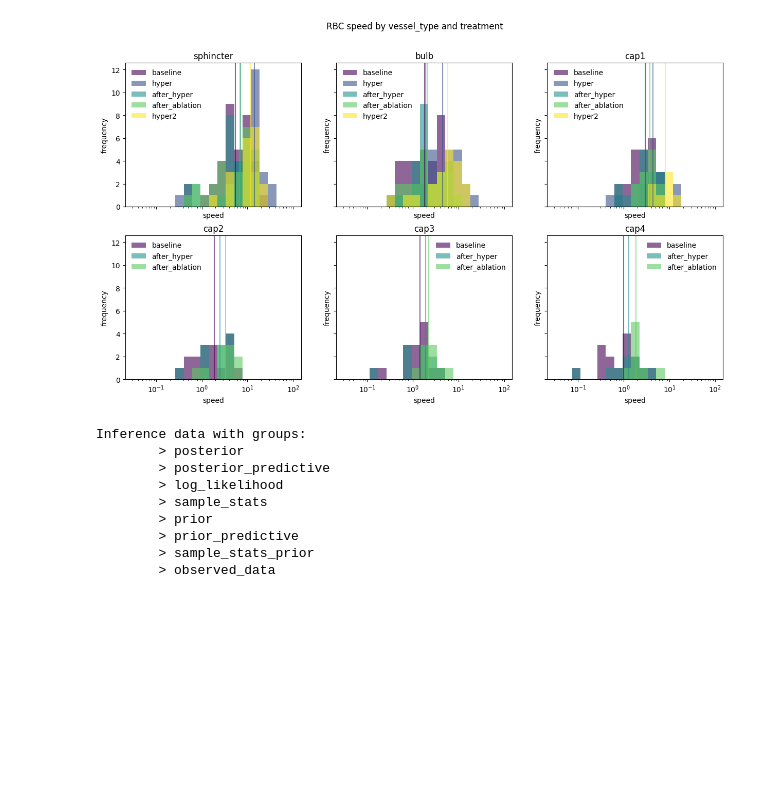
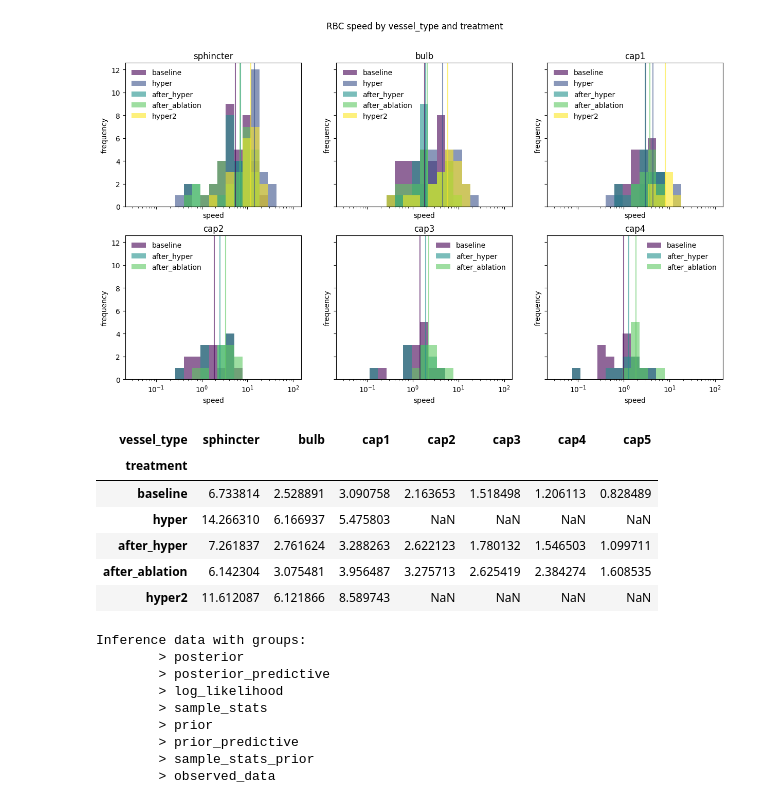
Before and after one commit to teddygroves/sphincter, a Jupyter notebook: sphincter/flow.ipynb, the cells around one changed output. Drawn from its saved outputs; the diff is of its cells as text; code cells hidden in the pictures; blank space fills up the shorter version.

```diff
--- a/sphincter/flow.ipynb
+++ b/sphincter/flow.ipynb
@@ -135,6 +135,16 @@ f.suptitle(title);
 f.savefig(os.path.join(PLOTS_DIR, f"{title.lower().replace(' ', '-')}.png"), bbox_inches="tight")
 # %% [output]
 [figure]
+# %%
+msts.groupby(["vessel_type", "treatment"])["speed"].mean().unstack("vessel_type")
+# %% [output]
+| vessel_type | sphincter | bulb | cap1 | cap2 | cap3 | cap4 | cap5 |
+| treatment |  |  |  |  |  |  |  |
+| baseline | 6.733814 | 2.528891 | 3.090758 | 2.163653 | 1.518498 | 1.206113 | 0.828489 |
+| hyper | 14.266310 | 6.166937 | 5.475803 | NaN | NaN | NaN | NaN |
+| after_hyper | 7.261837 | 2.761624 | 3.288263 | 2.622123 | 1.780132 | 1.546503 | 1.099711 |
+| after_ablation | 6.142304 | 3.075481 | 3.956487 | 3.275713 | 2.625419 | 2.384274 | 1.608535 |
+| hyper2 | 11.612087 | 6.121866 | 8.589743 | NaN | NaN | NaN | NaN |
 # %%
 idata = az.InferenceData.from_zarr(IDATA_PATH)
 
```
Also changed, not shown: parts of 2 cells of this notebook, 3 other files.
